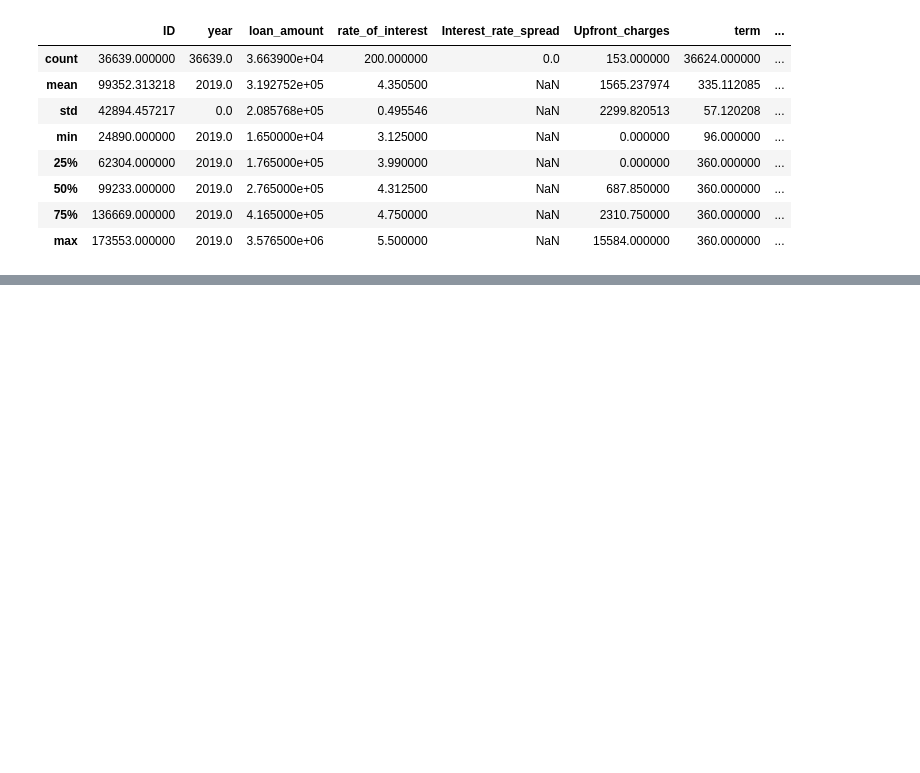
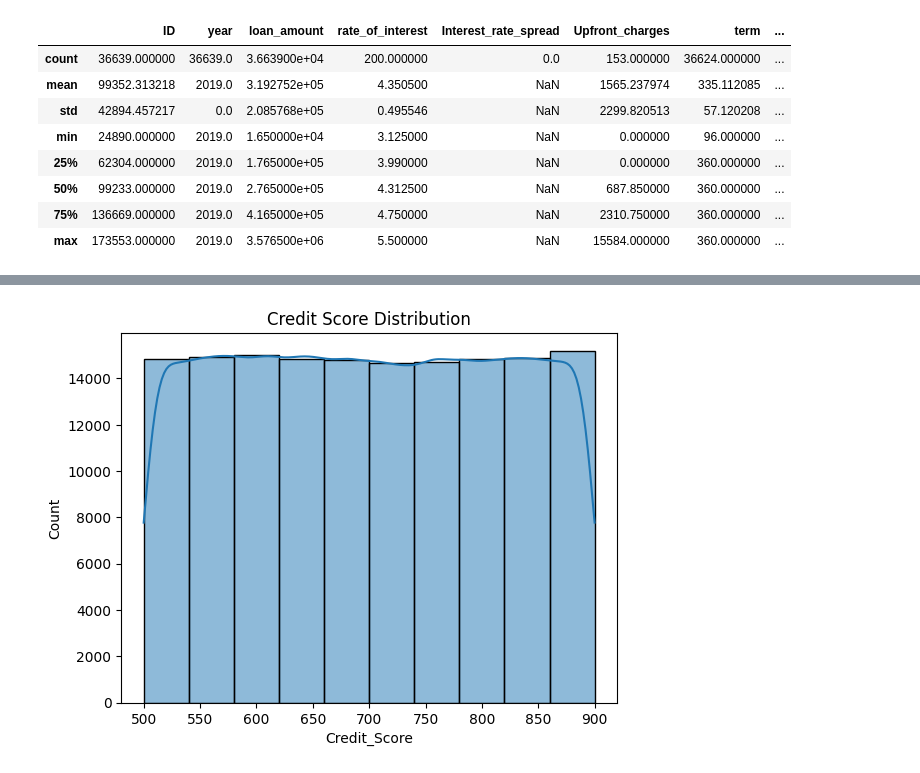
Before and after one commit to YASH280626/loan-default-prediction, a Jupyter notebook: analysis.ipynb, the cells around one changed output, grey strips where cells are left out. Saved outputs shown, nothing was run; the diff lists cells and outputs as text; code cells hidden in the pictures; blank space fills up the shorter version.

```diff
--- a/analysis.ipynb
+++ b/analysis.ipynb
@@ -397,0 +413,6 @@ df[df['Status'] == 1].describe()
+# %%
+sns.histplot(df['Credit_Score'], bins = 10, kde=True)
+plt.title("Credit Score Distribution")
+plt.show()
+# %% [output]
+[figure, added]
```
Also changed, not shown: parts of 3 cells of this notebook.
